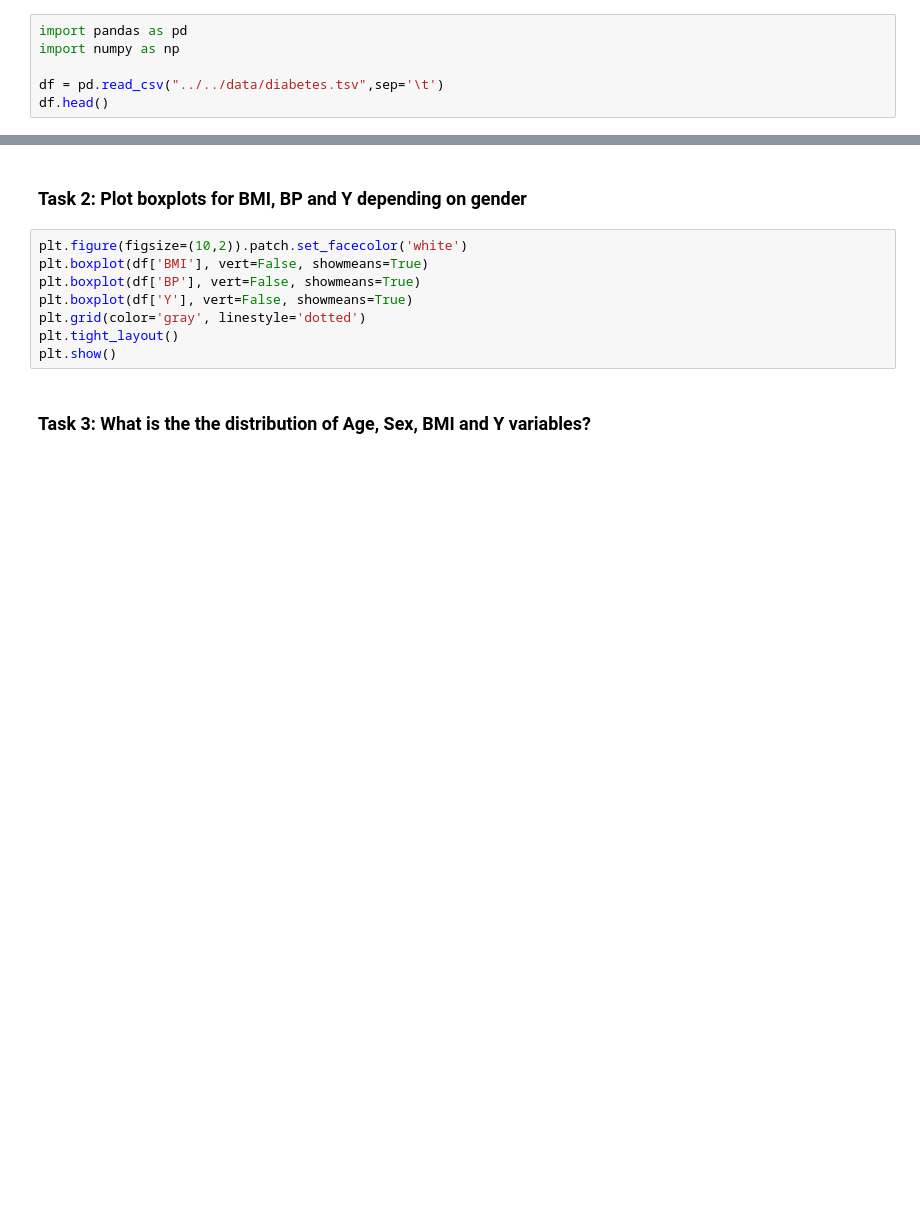
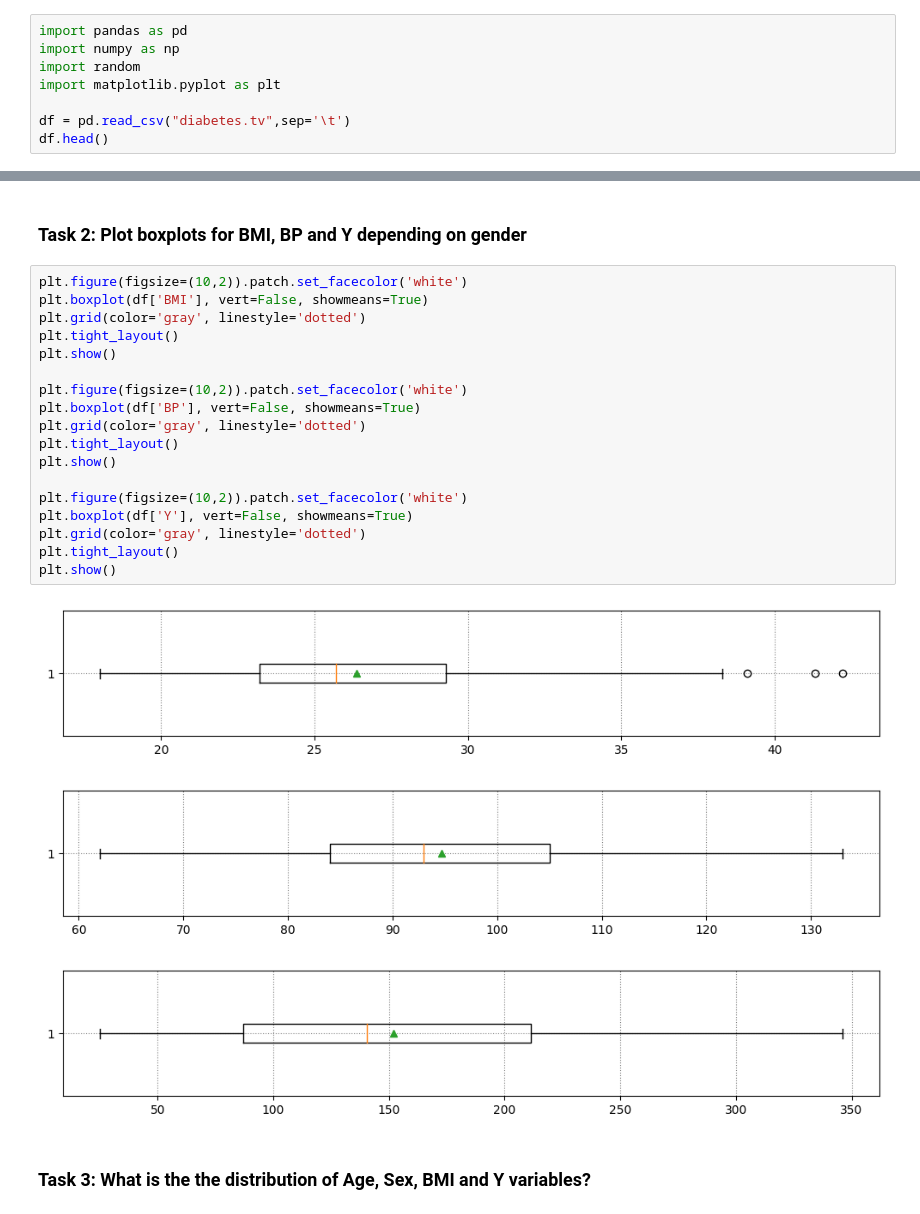
Before and after one commit to bupt-zhangleihan/assignment-1-fundamentals-of-git-cherrycll, a Jupyter notebook: 2021211921吴宏媛04.ipynb, the cells around one changed output, grey strips where cells are left out. Drawn from its saved outputs; the diff is of its cells as text; blank space fills up the shorter version.

```diff
--- a/2021211921吴宏媛04.ipynb
+++ b/2021211921吴宏媛04.ipynb
@@ -6,7 +6,9 @@ In this assignment, we will use the dataset of diabetes patients taken [from her
 # %%
 import pandas as pd
 import numpy as np
+import random
+import matplotlib.pyplot as plt
 
-df = pd.read_csv("../../data/diabetes.tsv",sep='\t')
+df = pd.read_csv("diabetes.tv",sep='\t')
 df.head()
 # %% [output]
@@ -34,11 +52,25 @@ NameError: name 'df' is not defined
 # %%
 plt.figure(figsize=(10,2)).patch.set_facecolor('white')
 plt.boxplot(df['BMI'], vert=False, showmeans=True)
+plt.grid(color='gray', linestyle='dotted')
+plt.tight_layout()
+plt.show()
+
+plt.figure(figsize=(10,2)).patch.set_facecolor('white')
 plt.boxplot(df['BP'], vert=False, showmeans=True)
+plt.grid(color='gray', linestyle='dotted')
+plt.tight_layout()
+plt.show()
+
+plt.figure(figsize=(10,2)).patch.set_facecolor('white')
 plt.boxplot(df['Y'], vert=False, showmeans=True)
 plt.grid(color='gray', linestyle='dotted')
 plt.tight_layout()
 plt.show()
+# %% [output]
+[figure, added]
+[figure, added]
+[figure, added]
 # %% [markdown]
 ### Task 3: What is the the distribution of Age, Sex, BMI and Y variables?
 # %%
```
Also changed, not shown: parts of 4 cells of this notebook, 1 other file.
